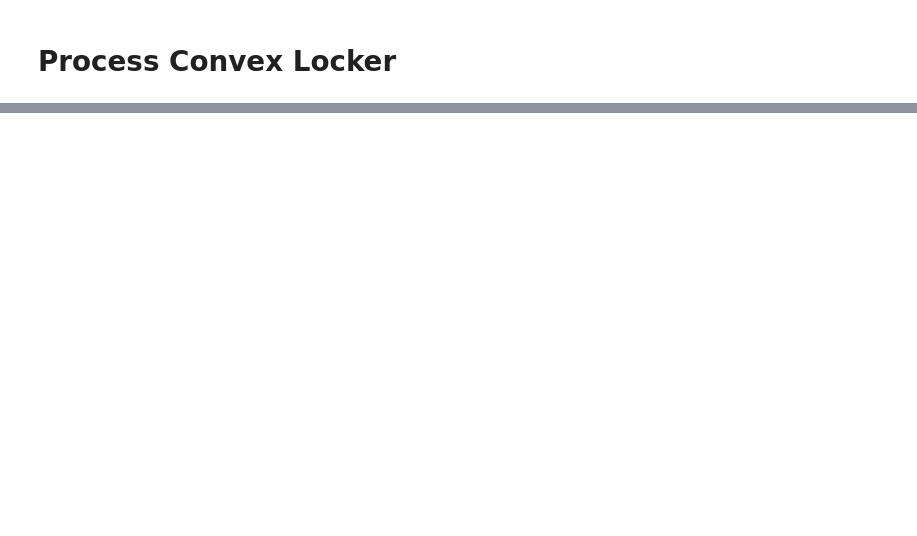
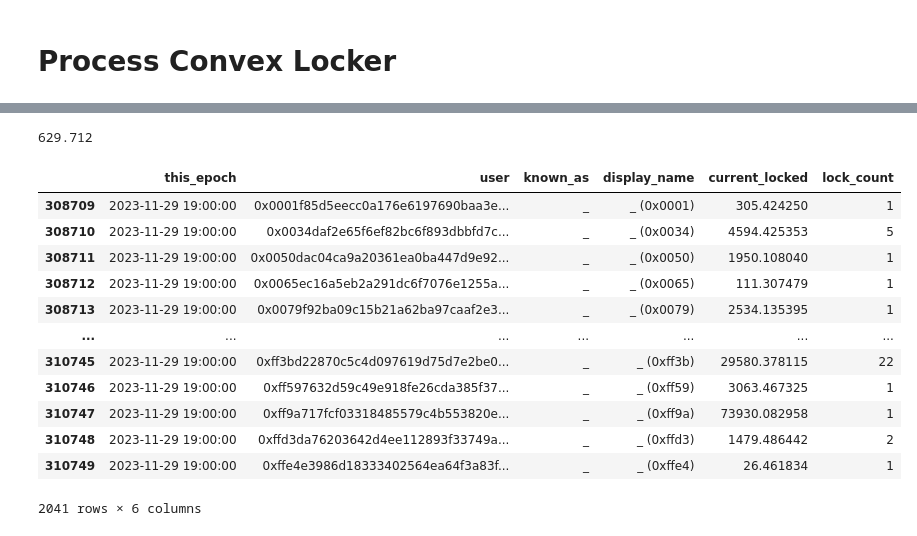
Before and after one commit to ExperimentsWithCode/Center-For-Llamas, a Jupyter notebook: test_delegation.ipynb, the cells around one changed output, grey strips where cells are left out. Cells and saved outputs as stored; diff of their text form; code cells hidden in the pictures; blank space fills up the shorter version.

```diff
--- a/test_delegation.ipynb
+++ b/test_delegation.ipynb
@@ -228,0 +227,25 @@ pcl_user
+# %%
+len(pcl_user) / 1000
+# %% [output]
+629.712
+# %%
+pcl_agg_user
+df_locker_agg_user_epoch_current = pcl_agg_user[pcl_agg_user['this_epoch'] >= dt.now()]
+df_locker_agg_user_epoch_current = df_locker_agg_user_epoch_current[
+    df_locker_agg_user_epoch_current['this_epoch'] == df_locker_agg_user_epoch_current.this_epoch.min()
+    ]
+df_locker_agg_user_epoch_current
+# %% [output]
+|  | this_epoch | user | known_as | display_name | current_locked | lock_count |
+| 308709 | 2023-11-29 19:00:00 | 0x0001f85d5eecc0a176e6197690baa3e... | _ | _ (0x0001) | 305.424250 | 1 |
+| 308710 | 2023-11-29 19:00:00 | 0x0034daf2e65f6ef82bc6f893dbbfd7c... | _ | _ (0x0034) | 4594.425353 | 5 |
+| 308711 | 2023-11-29 19:00:00 | 0x0050dac04ca9a20361ea0ba447d9e92... | _ | _ (0x0050) | 1950.108040 | 1 |
+| 308712 | 2023-11-29 19:00:00 | 0x0065ec16a5eb2a291dc6f7076e1255a... | _ | _ (0x0065) | 111.307479 | 1 |
+| 308713 | 2023-11-29 19:00:00 | 0x0079f92ba09c15b21a62ba97caaf2e3... | _ | _ (0x0079) | 2534.135395 | 1 |
+| ... | ... | ... | ... | ... | ... | ... |
+| 310745 | 2023-11-29 19:00:00 | 0xff3bd22870c5c4d097619d75d7e2be0... | _ | _ (0xff3b) | 29580.378115 | 22 |
+| 310746 | 2023-11-29 19:00:00 | 0xff597632d59c49e918fe26cda385f37... | _ | _ (0xff59) | 3063.467325 | 1 |
+| 310747 | 2023-11-29 19:00:00 | 0xff9a717fcf03318485579c4b553820e... | _ | _ (0xff9a) | 73930.082958 | 1 |
+| 310748 | 2023-11-29 19:00:00 | 0xffd3da76203642d4ee112893f33749a... | _ | _ (0xffd3) | 1479.486442 | 2 |
+| 310749 | 2023-11-29 19:00:00 | 0xffe4e3986d18333402564ea64f3a83f... | _ | _ (0xffe4) | 26.461834 | 1 |
+2041 rows × 6 columns
```
Also changed, not shown: parts of 40 cells of this notebook, 26 other files.
